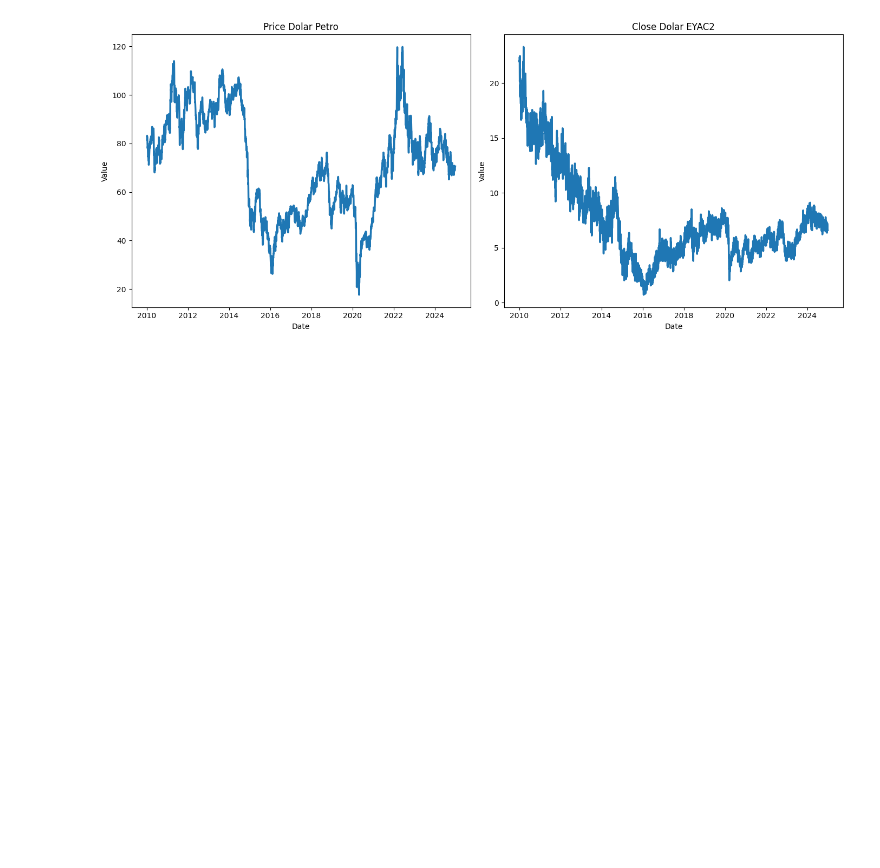
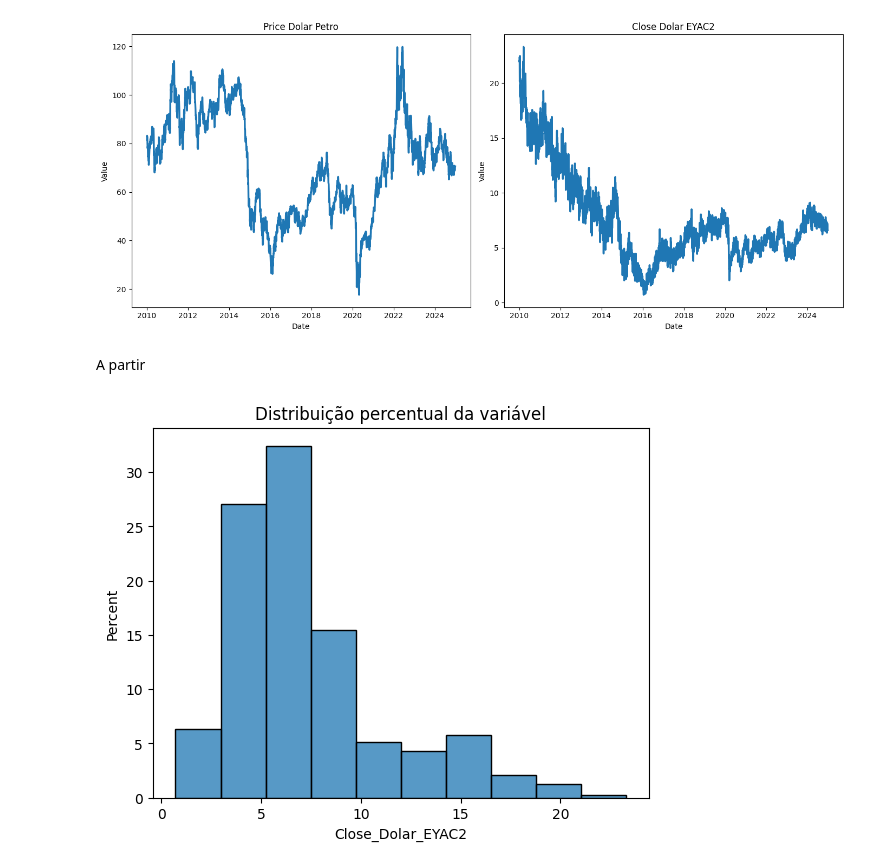
Before and after one commit to Juanpcsdev/Oil-Stock-Project, a Jupyter notebook: Notebooks/Analise/AnaliseExploratoria.ipynb, the cells around one changed output. Drawn from its saved outputs; the diff is of its cells as text; code cells hidden in the pictures; blank space fills up the shorter version.

```diff
--- a/Notebooks/Analise/AnaliseExploratoria.ipynb
+++ b/Notebooks/Analise/AnaliseExploratoria.ipynb
@@ -97,3 +111,12 @@ plt.tight_layout()
 plt.show()
 # %% [output]
 [figure]
+# %% [markdown]
+A partir
+# %%
+# Exemplo com variável numérica
+sns.histplot(df1['Close_Dolar_EYAC2'], stat='percent', bins=10)
+plt.title('Distribuição percentual da variável')
+plt.show()
+# %% [output]
+[figure, added]
```
Also changed, not shown: parts of 21 cells of this notebook.
